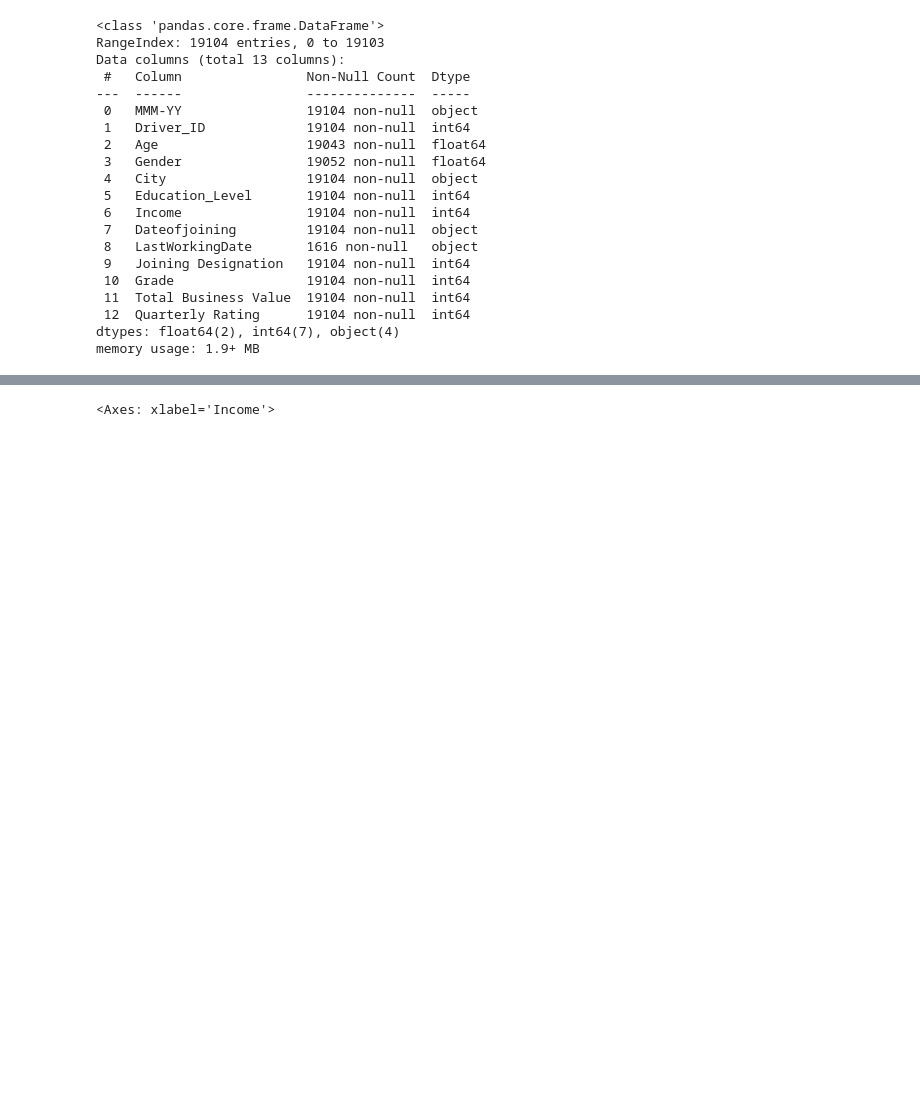
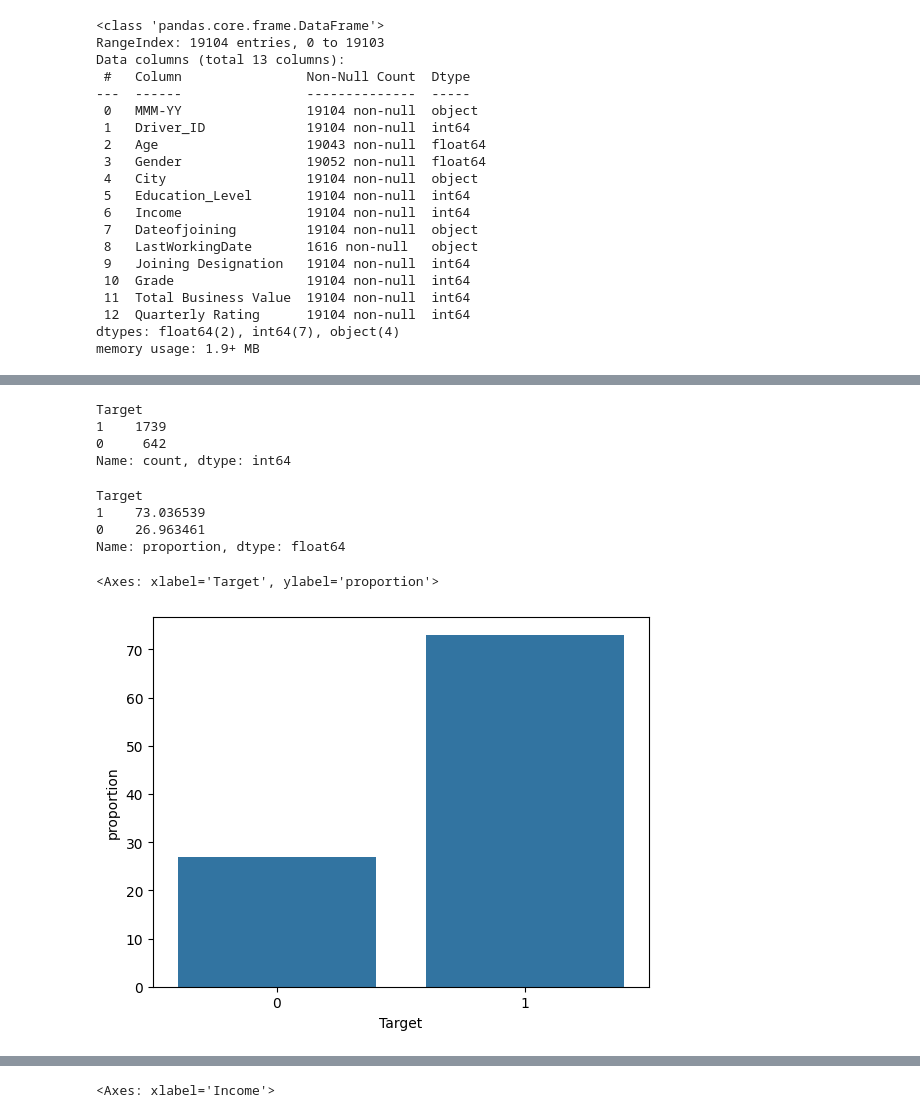
Before and after one commit to shubham953/OLA-EDA-Ensemble-Learning-Random-Forest-Hyperparameter-Tunning, a Jupyter notebook: Ola.ipynb, the cells around one changed output, grey strips where cells are left out. Saved outputs shown, nothing was run; the diff lists cells and outputs as text; code cells hidden in the pictures; blank space fills up the shorter version.

```diff
--- a/Ola.ipynb
+++ b/Ola.ipynb
@@ -220,0 +384,21 @@ sns.histplot(x=df["Age"],bins=[0,5,10,15,20,25,30,35],hue=df["Churned"])
+# %%
+df1['Target'].value_counts()
+# %% [output]
+Target
+1    1739
+0     642
+Name: count, dtype: int64
+# %%
+df1['Target'].value_counts(normalize=True)*100
+# %% [output]
+Target
+1    73.036539
+0    26.963461
+Name: proportion, dtype: float64
+# %%
+
+sns.barplot(x=df1['Target'].value_counts().index,y=df1['Target'].value_counts(normalize=True)*100)
+#70% churn
+# %% [output]
+<Axes: xlabel='Target', ylabel='proportion'>
+[figure, added]
```
Also changed, not shown: parts of 93 cells of this notebook.
